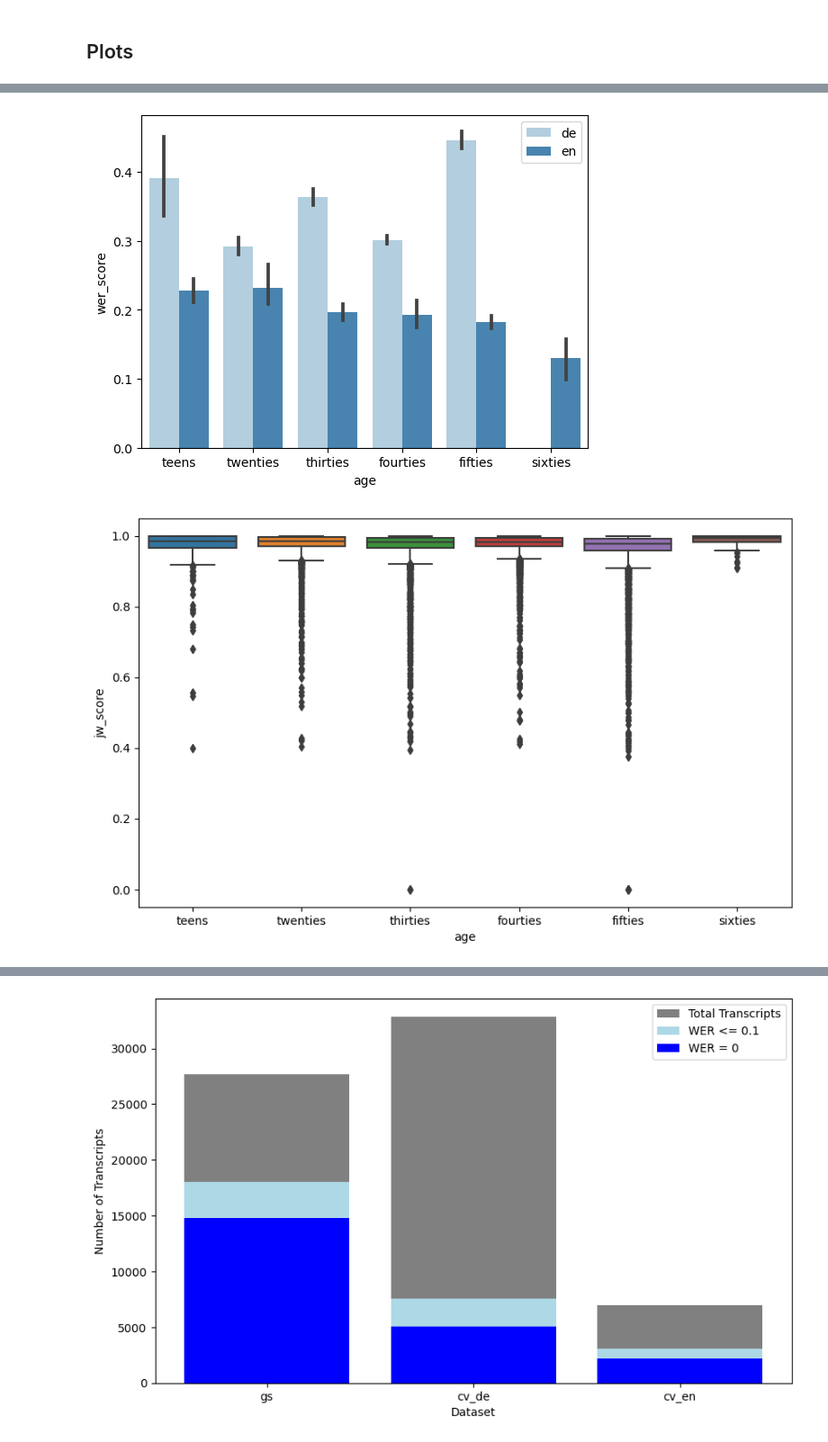
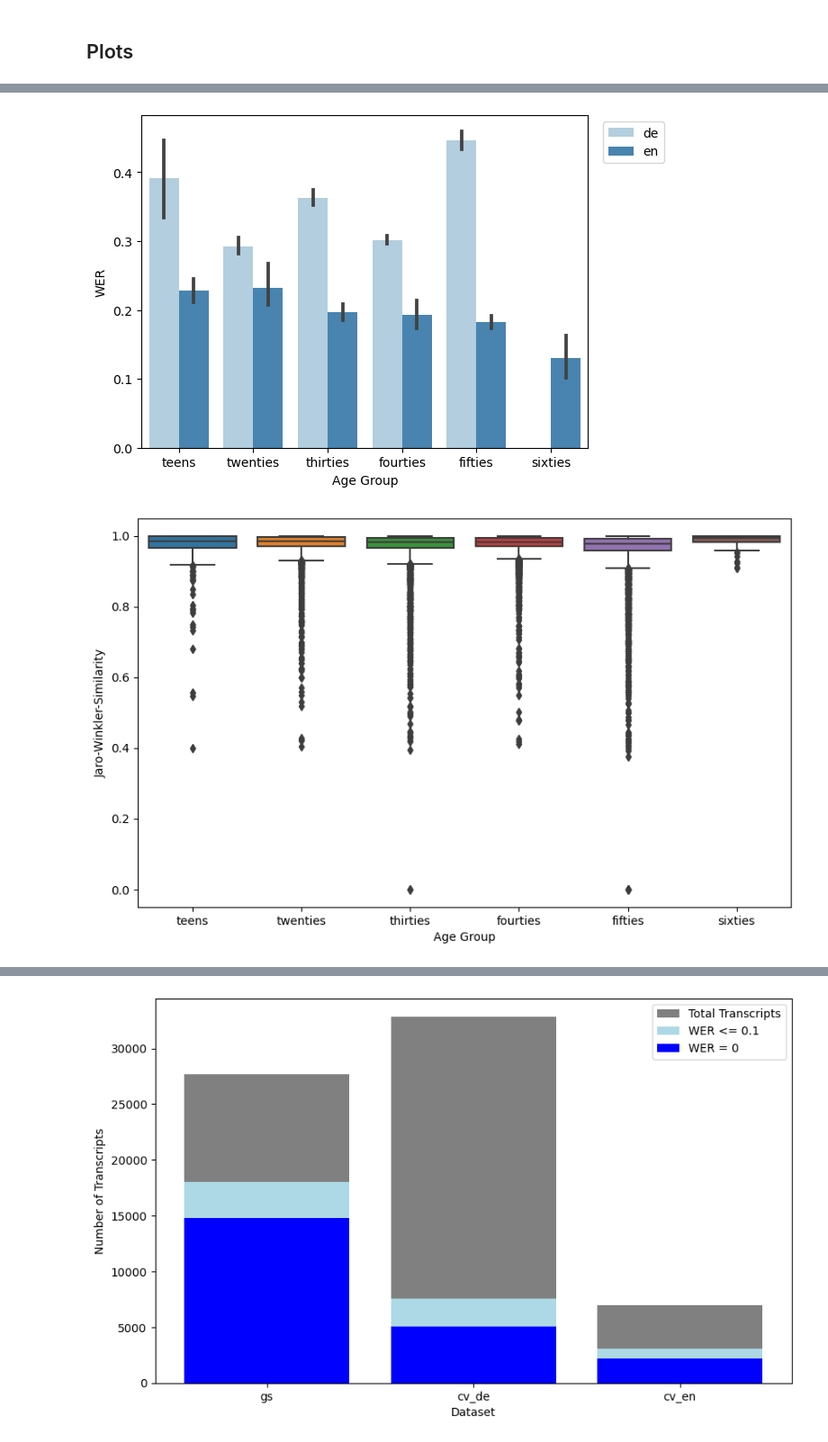
Before and after one commit to DrBilboArriba/ASR_and_science_podcasts, a Jupyter notebook: BA_ASR_and_science_podcasts.ipynb, the cells around one changed output, grey strips where cells are left out. Shown at 90% size. Saved outputs shown, nothing was run; the diff lists cells and outputs as text; code cells hidden in the pictures.

```diff
--- a/BA_ASR_and_science_podcasts.ipynb
+++ b/BA_ASR_and_science_podcasts.ipynb
@@ -1196,21 +1197,24 @@ plt.show()
 # %%
 sns.barplot(x='age', y='wer_score', hue='locale', data=cvtx, order=custom_order, palette='Blues')
-plt.legend(loc='upper right')
+plt.legend(bbox_to_anchor=(1.02, 1), loc='upper left')
+plt.xlabel('Age Group')
+plt.ylabel('WER')
 plt.savefig('.\\summary\\plots\\locale_wer.png')
 # %% [output]
-[figure, old version]
+[figure, new version]
 # %%
 plt.figure(figsize=(10, 6))
 
 custom_order = ['teens', 'twenties', 'thirties', 'fourties', 'fifties', 'sixties']
 
 sns.boxplot(x ='age', y ='jw_score', data =cvtx, order=custom_order)
-plt.xticks()
+plt.xlabel('Age Group')
+plt.ylabel('Jaro-Winkler-Similarity')
 
 plt.savefig('.\\summary\\plots\\cvtx_age_jw_boxplot.png')
 plt.show()
 # %% [output]
-[figure, old version]
+[figure, new version]
 # %%
 replacement_dict = {
     'german': ['Deutschland Deutsch',
```
Also changed, not shown: parts of 15 cells of this notebook.
